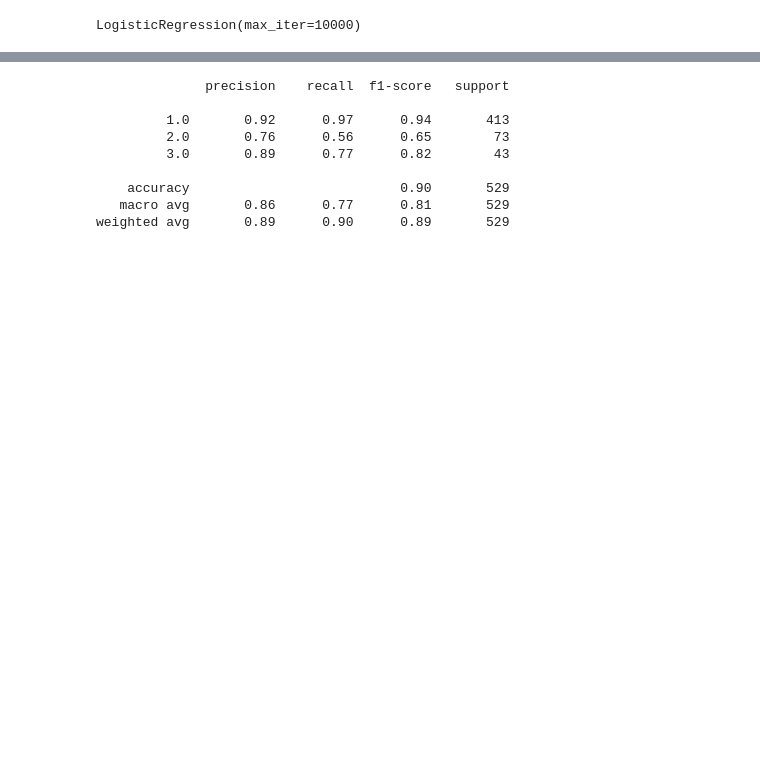
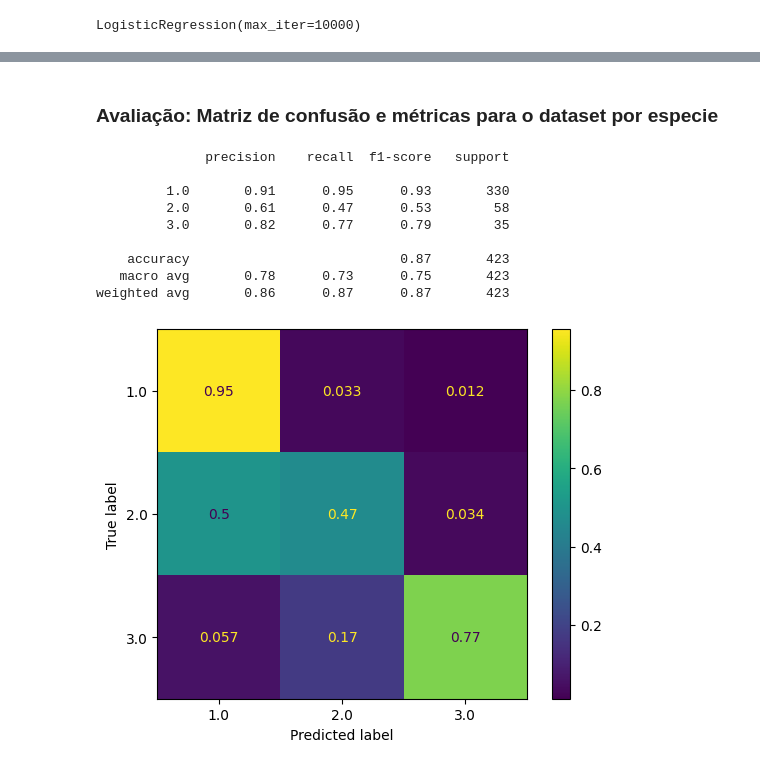
Before and after one commit to alvesgabriel/lets-code-analytics-modulo-4, a Jupyter notebook: algorithm_logistic_regression.ipynb, the cells around one changed output, grey strips where cells are left out. Cells and saved outputs as stored; diff of their text form; code cells hidden in the pictures; blank space fills up the shorter version.

```diff
--- a/algorithm_logistic_regression.ipynb
+++ b/algorithm_logistic_regression.ipynb
@@ -111,16 +114,18 @@ array([[-1.82261251e-01,  1.98526844e-01, -1.90123874e+00,
-# %%
-### Função classification report
-print(classification_report(y_test, y_pred_fetal_health))
-# %% [output]
-              precision    recall  f1-score   support
-
-         1.0       0.92      0.97      0.94       413
-         2.0       0.76      0.56      0.65        73
-         3.0       0.89      0.77      0.82        43
-
-    accuracy                           0.90       529
-   macro avg       0.86      0.77      0.81       529
-weighted avg       0.89      0.90      0.89       529
+# %% [markdown]
+### Avaliação: Matriz de confusão e métricas para o dataset por especie
+# %%
+print_report(fetal_health_model,X_test, y_test, normalize='true')
+# %% [output]
+              precision    recall  f1-score   support
+
+         1.0       0.91      0.95      0.93       330
+         2.0       0.61      0.47      0.53        58
+         3.0       0.82      0.77      0.79        35
+
+    accuracy                           0.87       423
+   macro avg       0.78      0.73      0.75       423
+weighted avg       0.86      0.87      0.87       423
+[figure, added]
 # %%
 # Estimativa da acurácia no conjunto de teste
 predictions = fetal_health_model.predict(X_test)
```
Also changed, not shown: parts of 22 cells of this notebook.
